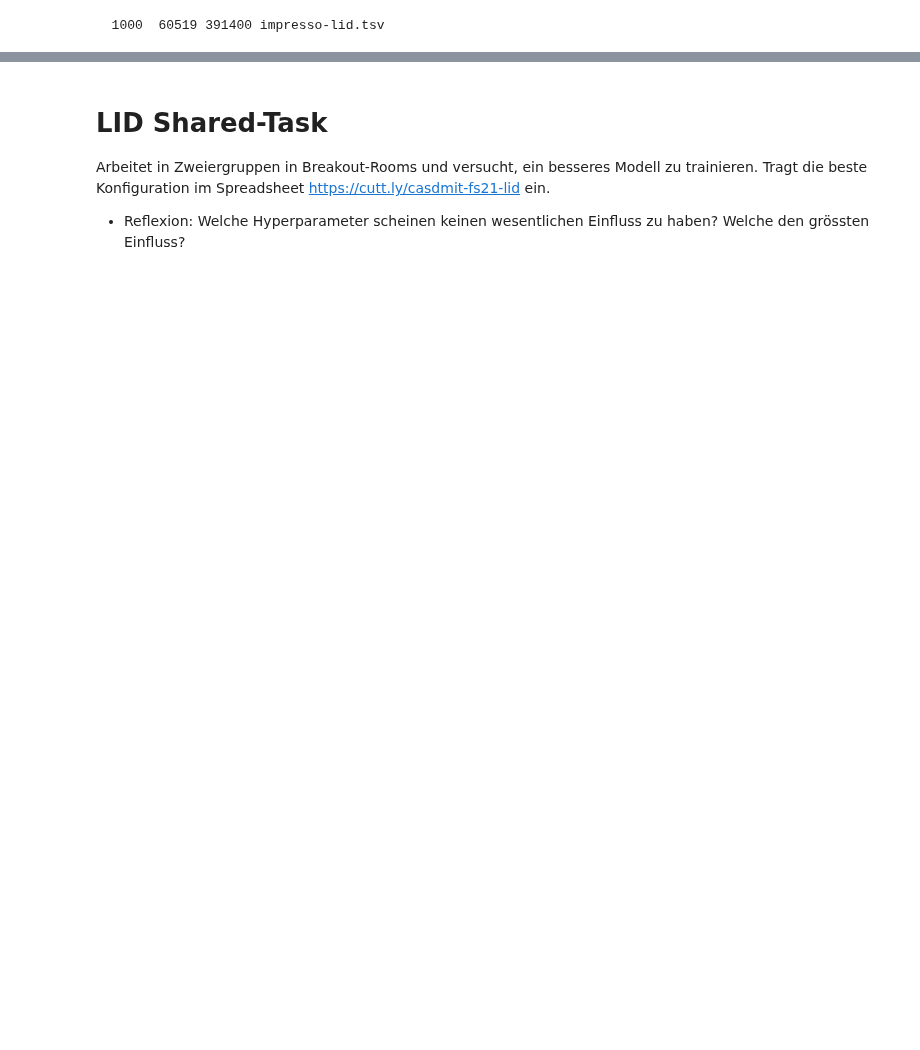
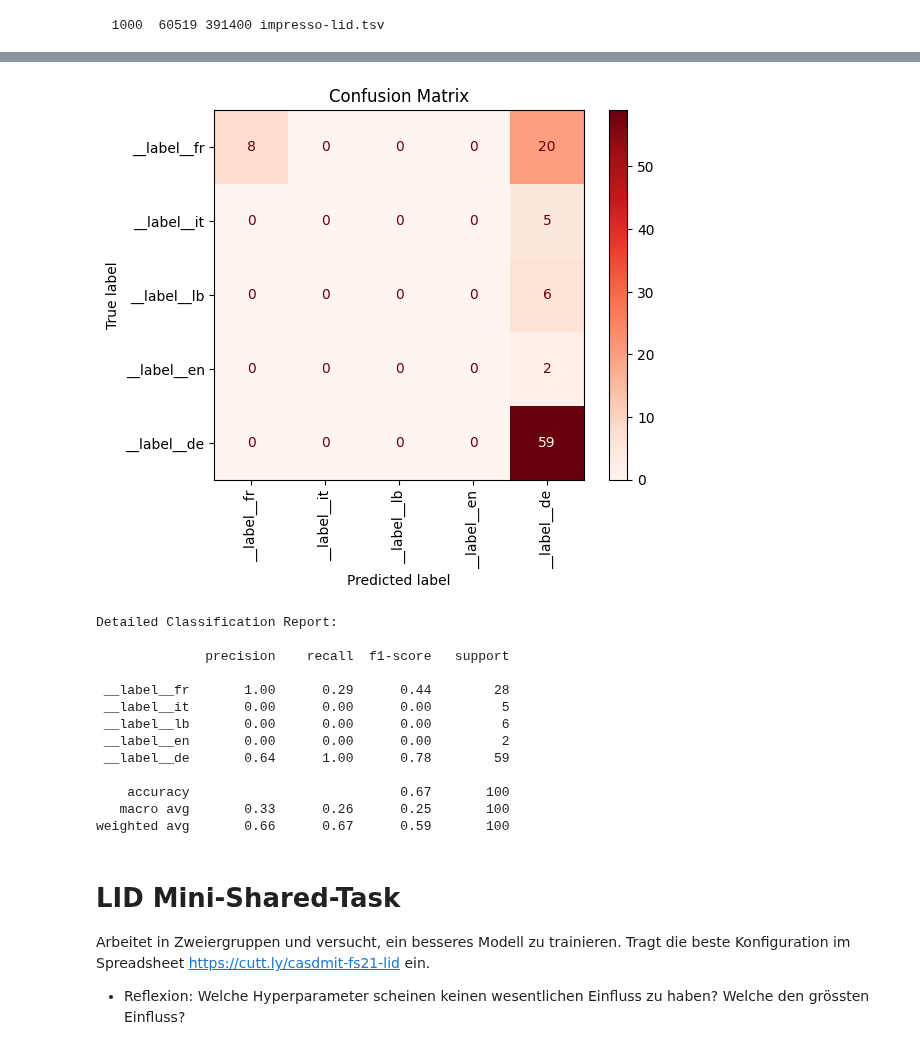
Before and after one commit to simon-clematide/casdmit-fs21, a Jupyter notebook: notebooks/impresso-lid.ipynb, the cells around one changed output, grey strips where cells are left out. Drawn from its saved outputs; the diff is of its cells as text; code cells hidden in the pictures; blank space fills up the shorter version.

```diff
--- a/notebooks/impresso-lid.ipynb
+++ b/notebooks/impresso-lid.ipynb
@@ -174,0 +214,34 @@ R@1     0.85
+# %%
+from sklearn.metrics import confusion_matrix, precision_recall_fscore_support, classification_report, ConfusionMatrixDisplay
+import matplotlib.pyplot as plt
+
+def evaluate_model(model, test_data):
+    """
+    Evaluate the model using test data.
+
+    Parameters:
+    - model: The trained fastText model.
+    - test_data: A list of tuples containing the true labels and texts.
+
+    Prints out the confusion matrix, precision, recall, and F1-score for each class.
+    """
+    true_labels = [label for label, _ in test_data]
+    predicted_labels = [model.predict(text)[0][0] for _, text in test_data]
+
+    # Compute the confusion matrix
+    labels = list(set(true_labels + predicted_labels))  # Ensure all labels are included
+    cm = confusion_matrix(true_labels, predicted_labels, labels=labels)
+
+    # Display the confusion matrix with labels
+    disp = ConfusionMatrixDisplay(confusion_matrix=cm, display_labels=labels)
+    disp.plot(include_values=True, cmap='Reds', xticks_rotation='vertical', values_format='.0f')
+    plt.title('Confusion Matrix')
+    plt.show()
+
+
+    # Compute precision, recall, and F1-score
+    precision, recall, f1, _ = precision_recall_fscore_support(true_labels, predicted_labels, labels=labels,zero_division=0)
+
+    # Print detailed classification report
+    print("\nDetailed Classification Report:\n")
+    print(classification_report(true_labels, predicted_labels, labels=labels,zero_division=0))
@@ -175,5 +277,30 @@ R@1     0.85
+# %%
+model = fasttext.train_supervised(
+    input='impresso-lid-train.tsv',
+    epoch=10,  # Wie oft werden die Trainingsdaten benutzt
+    minn=2,    # Minimale Subword-Länge in Buchstaben
+    maxn=2,    # Maximale Subword-Länge in Buchstaben
+    dim=15,     # Dimensionalität der Vektoren für die Repräsentation der Wörter und Subwords
+    lr=0.1     # Learning Rate (Lernrate): Wie stark wird ein Fehler bestraft?
+    )
+evaluate_model(model,test_data)
+# %% [output]
+[figure, added]
+Detailed Classification Report:
+
+              precision    recall  f1-score   support
+
+ __label__fr       1.00      0.29      0.44        28
+ __label__it       0.00      0.00      0.00         5
+ __label__lb       0.00      0.00      0.00         6
+ __label__en       0.00      0.00      0.00         2
+ __label__de       0.64      1.00      0.78        59
+
+    accuracy                           0.67       100
+   macro avg       0.33      0.26      0.25       100
+weighted avg       0.66      0.67      0.59       100
 # %% [markdown]
-# LID Shared-Task
-Arbeitet in Zweiergruppen in Breakout-Rooms und versucht, ein besseres Modell zu trainieren. Tragt die beste Konfiguration im Spreadsheet https://cutt.ly/casdmit-fs21-lid ein.
+# LID Mini-Shared-Task
+Arbeitet in Zweiergruppen und versucht, ein besseres Modell zu trainieren. Tragt die beste Konfiguration im Spreadsheet https://cutt.ly/casdmit-fs21-lid ein.
 
  - Reflexion: Welche Hyperparameter scheinen keinen wesentlichen Einfluss zu haben? Welche den grössten Einfluss?
```
Also changed, not shown: parts of 49 cells of this notebook.
